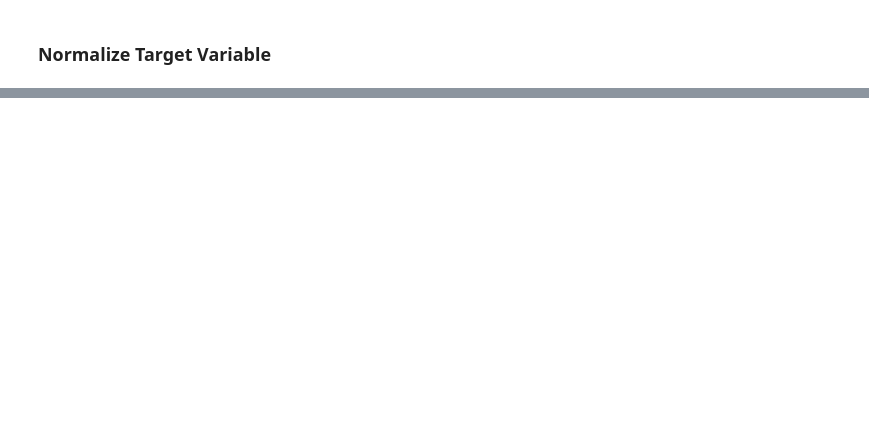
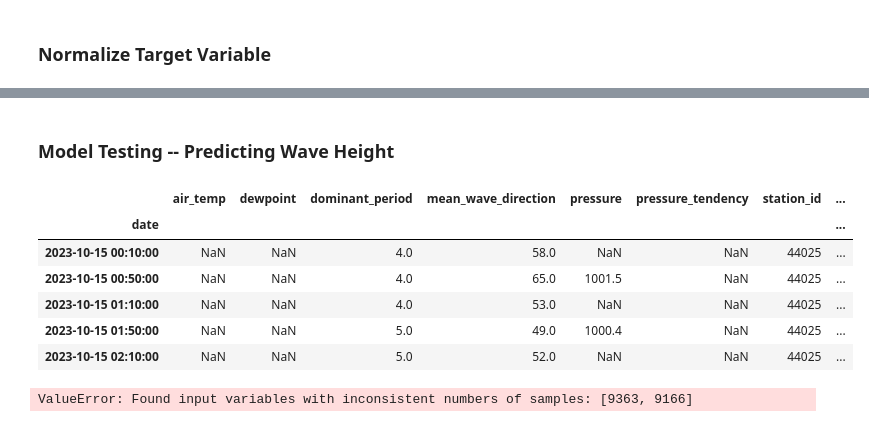
Before and after one commit to usd-cs/Benchmark-Code, a Jupyter notebook: marissa.ipynb, the cells around one changed output, grey strips where cells are left out. Saved outputs shown, nothing was run; the diff lists cells and outputs as text; code cells hidden in the pictures; blank space fills up the shorter version.

```diff
--- a/marissa.ipynb
+++ b/marissa.ipynb
@@ -223,0 +225,2 @@ plt.show()
+# %% [markdown]
+### Model Testing -- Predicting Wave Height
@@ -223,0 +237,14 @@ plt.show()
+# %%
+# return a list containing all the column names in ny_buoys_standard_cleaned except for 'wave_height'.
+# aka isolating our dependent variable: avg wave height.
+
+train_df = ny_buoys_standard_cleaned[ny_buoys_standard_cleaned.columns.difference(['wave_height', 'average_period'])]
+train_df.head()
+# %% [output]
+|  | air_temp | dewpoint | dominant_period | mean_wave_direction | pressure | pressure_tendency | station_id | ... |
+| date |  |  |  |  |  |  |  | ... |
+| 2023-10-15 00:10:00 | NaN | NaN | 4.0 | 58.0 | NaN | NaN | 44025 | ... |
+| 2023-10-15 00:50:00 | NaN | NaN | 4.0 | 65.0 | 1001.5 | NaN | 44025 | ... |
+| 2023-10-15 01:10:00 | NaN | NaN | 4.0 | 53.0 | NaN | NaN | 44025 | ... |
+| 2023-10-15 01:50:00 | NaN | NaN | 5.0 | 49.0 | 1000.4 | NaN | 44025 | ... |
+| 2023-10-15 02:10:00 | NaN | NaN | 5.0 | 52.0 | NaN | NaN | 44025 | ... |
@@ -223,0 +268,10 @@ plt.show()
+# %%
+score_linear = rmse_cv(lr_w_int,n_folds)
+score_linear_no_int = rmse_cv(lr_no_int,n_folds)
+score_neigh = rmse_cv(neigh,n_folds)
+score_dt = rmse_cv(dt,n_folds)
+score_rf = rmse_cv(rf,n_folds)
+score_xg = rmse_cv(model_xgb,n_folds)
+score_lgbm = rmse_cv(model_lgb,n_folds)
+# %% [output]
+ValueError: Found input variables with inconsistent numbers of samples: [9363, 9166]
```
Also changed, not shown: parts of 11 cells of this notebook.
